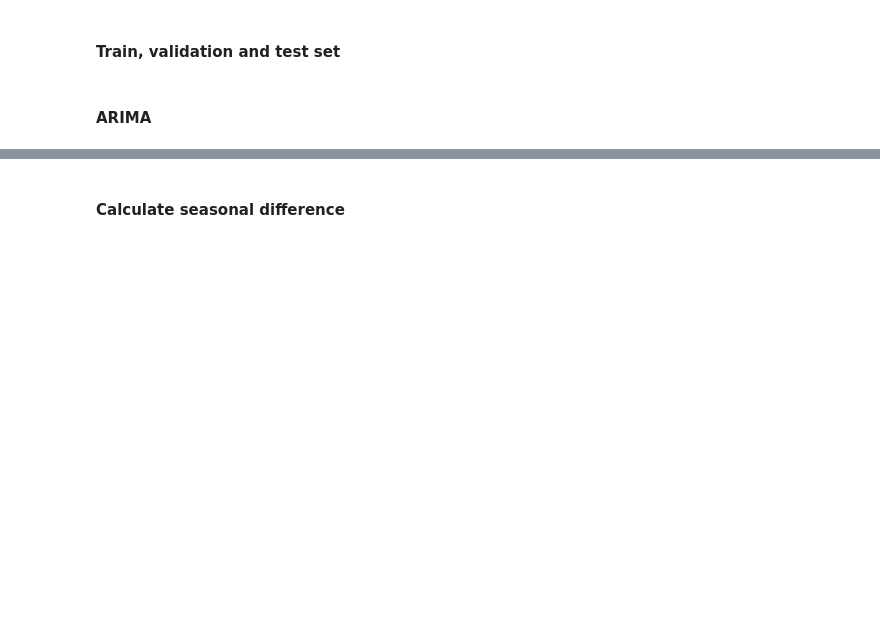
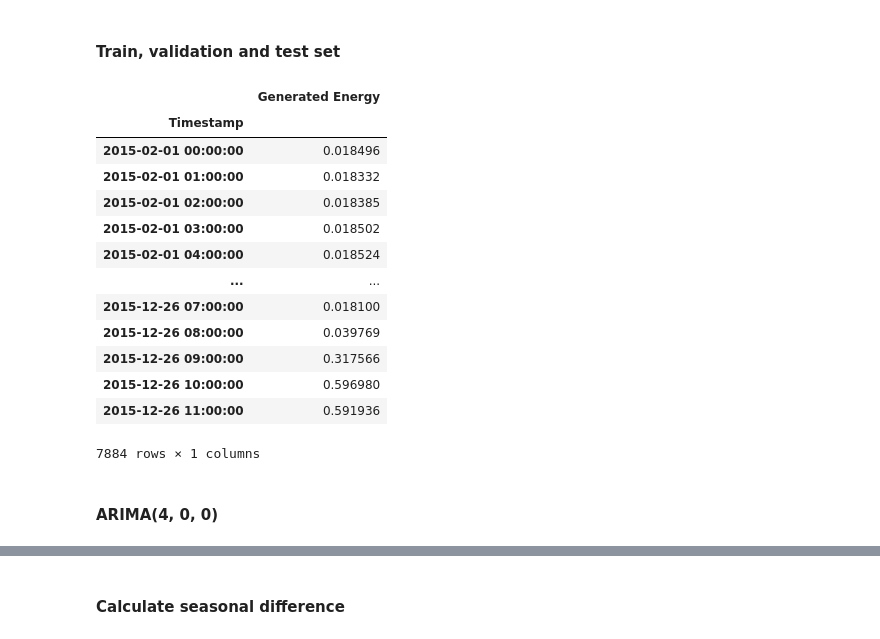
Before and after one commit to Divixity/Datavidenskab-P6, a Jupyter notebook: Development/SARIMAX_production.ipynb, the cells around one changed output, grey strips where cells are left out. Drawn from its saved outputs; the diff is of its cells as text; code cells hidden in the pictures; blank space fills up the shorter version.

```diff
--- a/Development/SARIMAX_production.ipynb
+++ b/Development/SARIMAX_production.ipynb
@@ -185,0 +115,18 @@ train_df = X[ : len(X)-prediction_range] #Rest of the data that is not validatio
+# %%
+train_validation_df = pd.concat([train_df, validation_df])
+train_validation_df
+# %% [output]
+|  | Generated Energy |
+| Timestamp |  |
+| 2015-02-01 00:00:00 | 0.018496 |
+| 2015-02-01 01:00:00 | 0.018332 |
+| 2015-02-01 02:00:00 | 0.018385 |
+| 2015-02-01 03:00:00 | 0.018502 |
+| 2015-02-01 04:00:00 | 0.018524 |
+| ... | ... |
+| 2015-12-26 07:00:00 | 0.018100 |
+| 2015-12-26 08:00:00 | 0.039769 |
+| 2015-12-26 09:00:00 | 0.317566 |
+| 2015-12-26 10:00:00 | 0.596980 |
+| 2015-12-26 11:00:00 | 0.591936 |
+7884 rows × 1 columns
@@ -186,2 +135,2 @@ train_df = X[ : len(X)-prediction_range] #Rest of the data that is not validatio
 # %% [markdown]
-#### ARIMA
+#### ARIMA(4, 0, 0)
```
Also changed, not shown: parts of 54 cells of this notebook.
